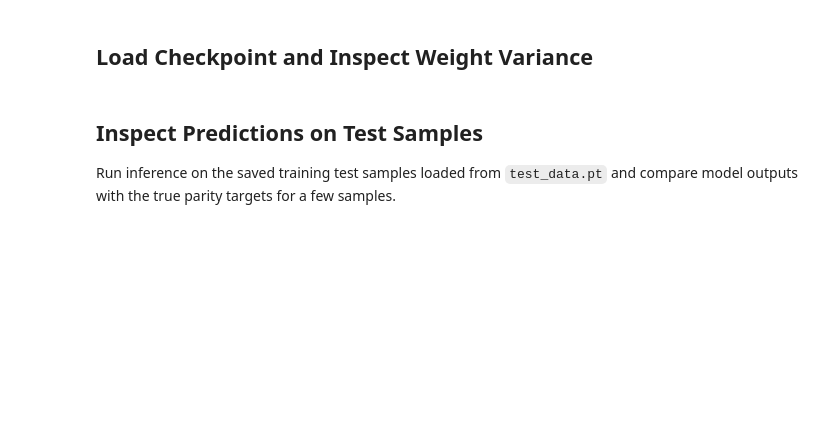
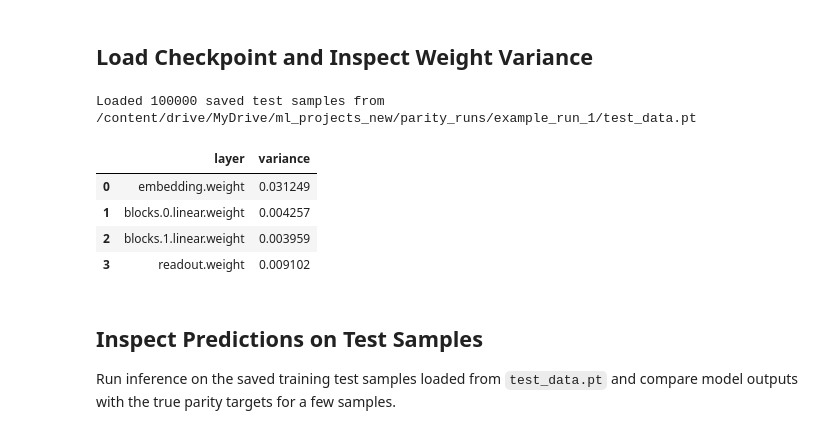
Before and after one commit to labofdoubt/feature-learning-parity-task, a Jupyter notebook: notebooks/colab_parity_experiment.ipynb, the cells around one changed output. Saved outputs shown, nothing was run; the diff lists cells and outputs as text; code cells hidden in the pictures; blank space fills up the shorter version.

```diff
--- a/notebooks/colab_parity_experiment.ipynb
+++ b/notebooks/colab_parity_experiment.ipynb
@@ -98,33 +116,40 @@ This runs the repo command and saves intermediate checkpoints to Google Drive.
 # %%
 import torch
 import pandas as pd
 from parity_net.checkpoint import load_checkpoint
 from parity_net.data import ParityDataset, load_dataset
 from parity_net.train import resolve_device, resolve_dtype
 
-checkpoint_path = Path(DRIVE_RUN_DIR) / "checkpoints" / "step_00020000.pt"
+checkpoint_path = Path(DRIVE_RUN_DIR) / "checkpoints" / "step_00100000.pt"
 device = resolve_device(config["training"]["device"])
 dtype = resolve_dtype(config["training"]["dtype"])
 model, payload, _ = load_checkpoint(checkpoint_path, device)
 
 saved_output_dir = Path(payload["config"]["training"]["output_dir"])
 test_data_path = saved_output_dir / "test_data.pt"
 if not test_data_path.exists():
     test_data_path = checkpoint_path.parent.parent / "test_data.pt"
 if not test_data_path.exists():
     raise FileNotFoundError(
         f"Could not find saved test data at {test_data_path}. "
         "Rerun training with the updated repo so test_data.pt is saved."
     )
 
 test_data = load_dataset(test_data_path, device, dtype)
 print(f"Loaded {test_data.x.shape[0]} saved test samples from {test_data_path}")
 
 weight_variances = model.weight_variances()
 pd.DataFrame([
     {"layer": layer, "variance": variance}
     for layer, variance in weight_variances.items()
 ])
+# %% [output]
+Loaded 100000 saved test samples from /content/drive/MyDrive/ml_projects_new/parity_runs/example_run_1/test_data.pt
+|  | layer | variance |
+| 0 | embedding.weight | 0.031249 |
+| 1 | blocks.0.linear.weight | 0.004257 |
+| 2 | blocks.1.linear.weight | 0.003959 |
+| 3 | readout.weight | 0.009102 |
 # %% [markdown]
 ## Inspect Predictions on Test Samples
 
```
Also changed, not shown: parts of 9 cells of this notebook, 1 other file.
